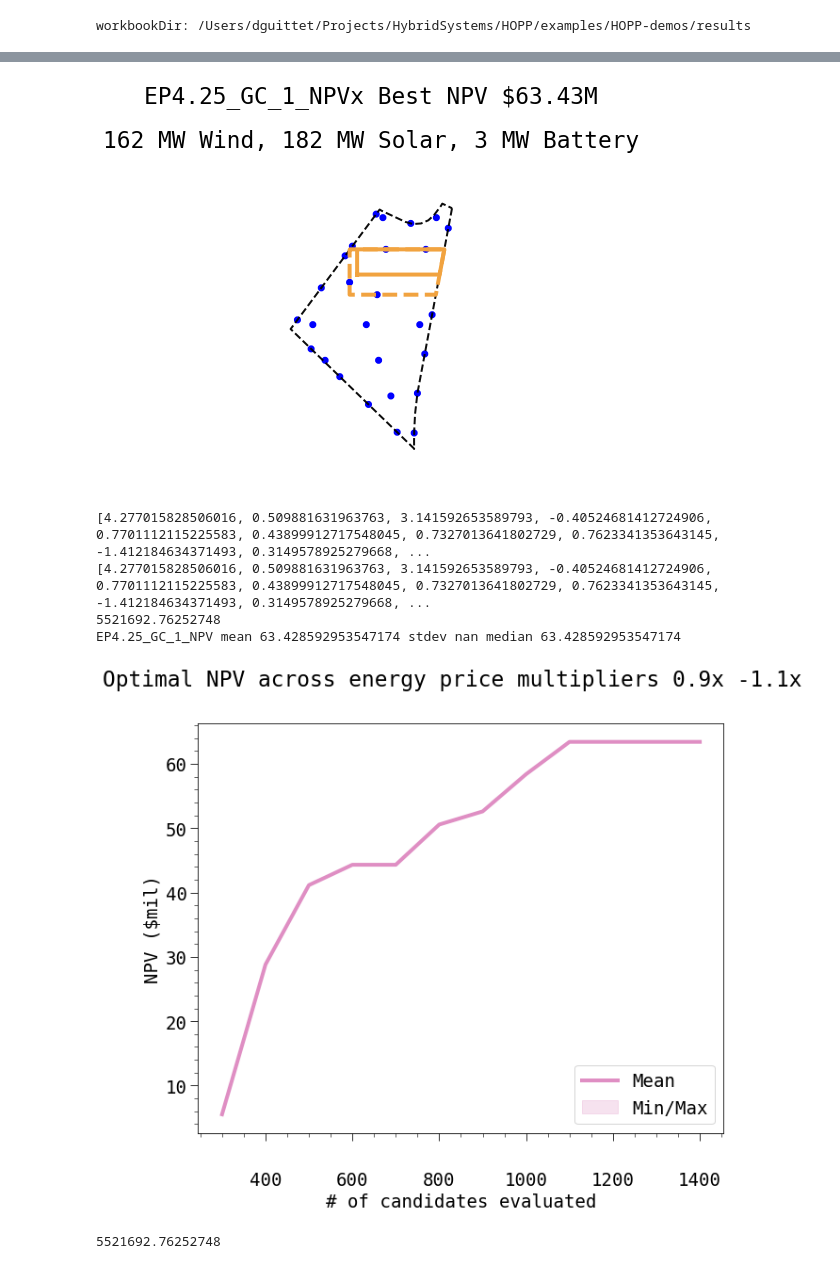
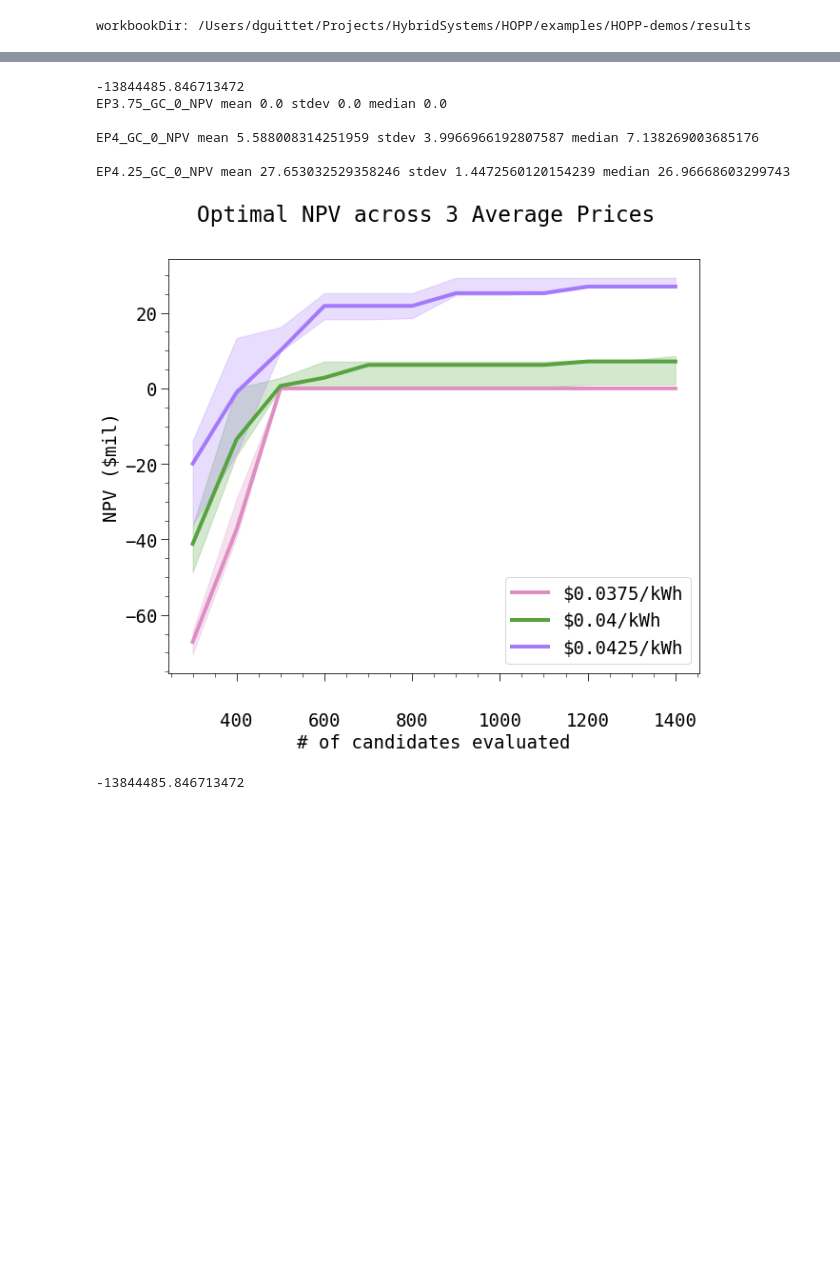
Before and after one commit to dguittet/HOPP-demos, a Jupyter notebook: results/Plot_Outputs.ipynb, the cells around one changed output, grey strips where cells are left out. Drawn from its saved outputs; the diff is of its cells as text; code cells hidden in the pictures; blank space fills up the shorter version.

```diff
--- a/results/Plot_Outputs.ipynb
+++ b/results/Plot_Outputs.ipynb
@@ -338,7 +335,7 @@ colors = [
     (223 / 255, 142 / 255, 195 / 255),
     (86 / 255, 163 / 255, 64 / 255),
     (165 / 255, 121 / 255, 251 / 255),
-    (127/255.0, 58/255.0,119/255.0)
+#     (127/255.0, 58/255.0,119/255.0)
 ]
 
 solar_max_mw = 300
@@ -360,9 +357,10 @@ def plot_site(candidate, min_plot_bound, max_plot_bound, site_fig_size, title):
     simulation = problem._set_simulation_to_candidate(candidate)
     simulation.site.plot(fig, ax, site_border_color)
     simulation.layout.plot(fig, ax,
-                           wind_color='b',
+                           wind_color=wind_color,
                            pv_color=solar_color,
-                           site_border_color=site_border_color)
+                           site_border_color=site_border_color,
+                           alpha=1)
 
     plt.tight_layout()
     wind_mw = simulation.wind.num_turbines * 6
@@ -378,11 +376,12 @@ def plot_site(candidate, min_plot_bound, max_plot_bound, site_fig_size, title):
 def plot_sites(runs, group_name, site_fig_size):
     ds = None
     for j, (run_name, data_set) in enumerate(runs.items()):
-    #     print(run_name)
+        if run_name == "README":
+            continue
         ds = data_set
         json_candidate = data_set.at[len(data_set.index)-1, 'best_solution']
         evaluation = data_set.at[len(data_set.index)-1, 'best_evaluation']
-        title = run_name.split('.jsonl')[0] + f"x Best NPV ${round(evaluation * 1e-6, 2)}M"
+        title = f"Best NPV ${round(evaluation * 1e-6, 2)}M"
         fig = plot_site(json_candidate, min_plot_bound, max_plot_bound, site_fig_size, title)
         score = data_set.at[len(data_set.index)-1, 'best_score']
         baseline_value = data_set.at[data_set.index[0], 'best_score']
@@ -491,10 +465,11 @@ data_sets['EP4.25_GC_0_NPV']['EP4.25_GC_0_NPV']
 # %%
-runs = ("EP3.75_GC_0_NPV", "EP3.75_GC_1_NPV", "EP4_GC_0_NPV", "EP4_GC_1_NPV", "EP4.25_GC_0_NPV", "EP4.25_GC_1_NPV")
+runs = ("EP3.75_GC_0_NPV", "EP3.75_GC_1_NPV", "EP4_GC_0_NPV", "EP4_GC_1_NPV", "EP4.25_GC_0_NPV", "EP4.25_GC_1_NPV", "EP3.75_GC_0_CAP", "EP4_GC_0_CAP", "EP4.25_GC_0_CAP", )
 # runs = ["25_GC_0_NPV"]
 aggregated_data_sets = dict()
 data_sets = dict()
 for r in runs:
     data_set, aggregated_data_set, _ = load_and_preprocess(results_dir / r, r)
+    data_set[r]['README'] = json.load(open(results_dir / r / "README.json"))
     aggregated_data_sets.update(aggregated_data_set)
     data_sets.update(data_set)
 aggregated_data_sets.keys()
@@ -543,23 +622,18 @@ EP4.25_GC_0_NPV mean 7.625806074734002 stdev nan median 7.625806074734002
 # %%
-current_run = run_group = 'EP4.25_GC_1_NPV'
-runs = data_sets[run_group]
-site_fig_size = (5,7)
-best_solution, evaluation, score, baseline_value = plot_sites(runs, run_group, site_fig_size)
-print(best_solution, evaluation, score, baseline_value)
-
-ordering = [current_run]
+ordering = ['EP3.75_GC_0_NPV', 'EP4_GC_0_NPV', 'EP4.25_GC_0_NPV']
 print(baseline_value)
 fig, ax, ax2 = plot_perf(aggregated_data_sets, 0.1, ordering)
-plt.legend(["Mean", "Min/Max"], loc='lower right')
+plt.legend(["$0.0375/kWh", "$0.04/kWh", "$0.0425/kWh"], loc='lower right')
 
-plt.suptitle("Optimal NPV across energy price multipliers 0.9x -1.1x")
+plt.suptitle("Optimal NPV across 3 Average Prices")
 plt.show()
 print(baseline_value)
 # %% [output]
+-13844485.846713472
+EP3.75_GC_0_NPV mean 0.0 stdev 0.0 median 0.0
+
+EP4_GC_0_NPV mean 5.588008314251959 stdev 3.9966966192807587 median 7.138269003685176
+
+EP4.25_GC_0_NPV mean 27.653032529358246 stdev 1.4472560120154239 median 26.96668603299743
-[figure, old version]
+[figure, new version]
-[4.277015828506016, 0.509881631963763, 3.141592653589793, -0.40524681412724906, 0.7701112115225583, 0.43899912717548045, 0.7327013641802729, 0.7623341353643145, -1.412184634371493, 0.3149578925279668, ...
-[4.277015828506016, 0.509881631963763, 3.141592653589793, -0.40524681412724906, 0.7701112115225583, 0.43899912717548045, 0.7327013641802729, 0.7623341353643145, -1.412184634371493, 0.3149578925279668, ...
-5521692.76252748
-EP4.25_GC_1_NPV mean 63.428592953547174 stdev nan median 63.428592953547174
-[figure, removed]
-5521692.76252748
+-13844485.846713472
```
Also changed, not shown: parts of 30 cells of this notebook, 3 other files.
